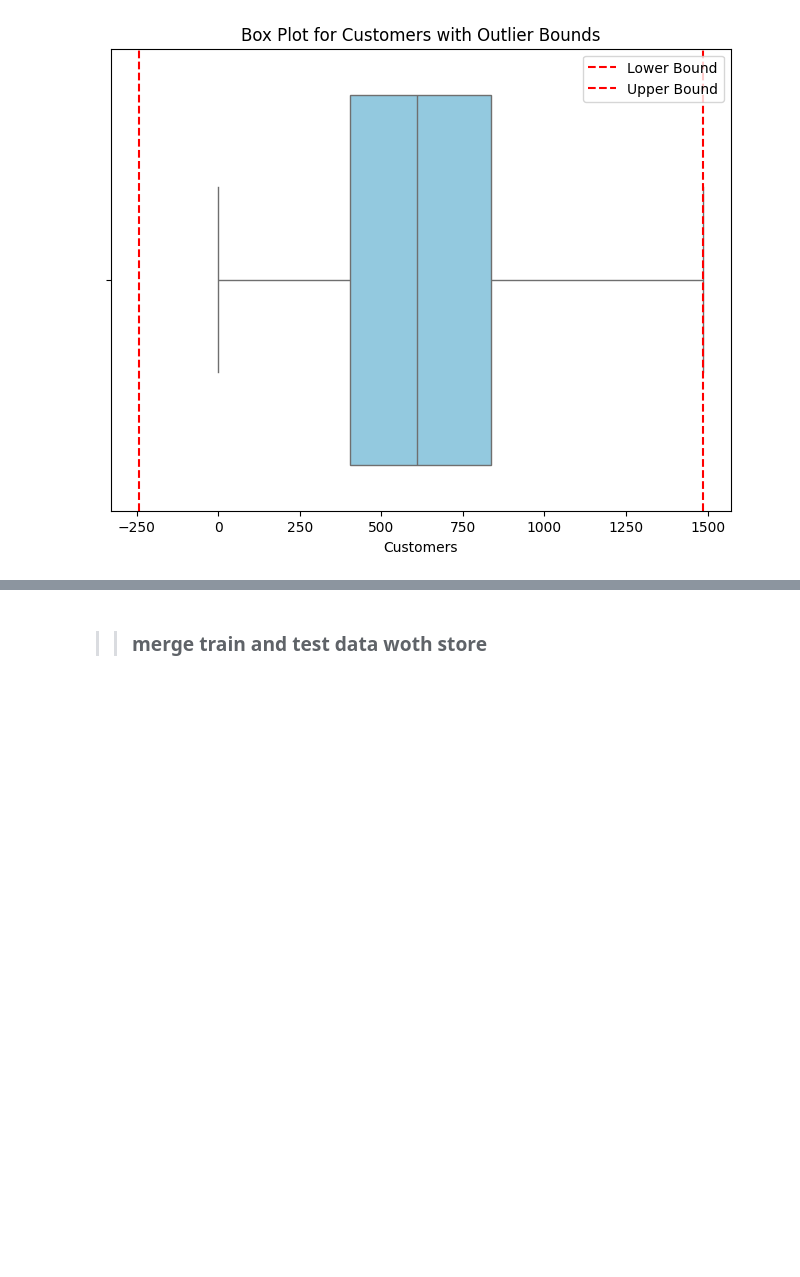
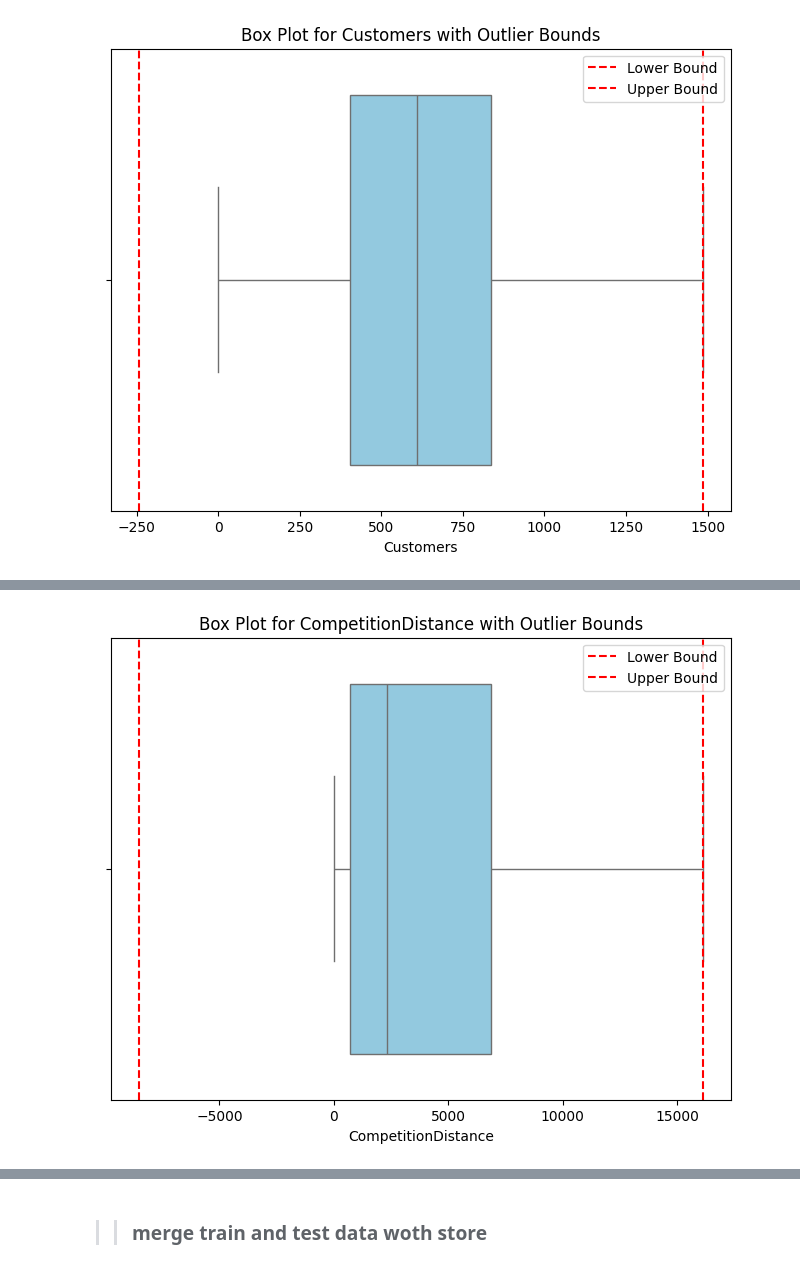
Before and after one commit to naolatomsa/forecast-sales-for-rossmann-store, a Jupyter notebook: notebooks/ExcustomerPurchasingBehavior.ipynb, the cells around one changed output, grey strips where cells are left out. Drawn from its saved outputs; the diff is of its cells as text; code cells hidden in the pictures; blank space fills up the shorter version.

```diff
--- a/notebooks/ExcustomerPurchasingBehavior.ipynb
+++ b/notebooks/ExcustomerPurchasingBehavior.ipynb
@@ -134,0 +158,10 @@ outliers = detect_outliers(train, column_to_detect)
+# %%
+def cap(store, columns):
+    for column in columns:
+        store = cap_outliers(store, column)
+    return store;
+store = cap(store, column)
+# %%
+outliers = detect_outliers(store, column)
+# %% [output]
+[figure, added]
```
Also changed, not shown: parts of 6 cells of this notebook, 2 other files.
